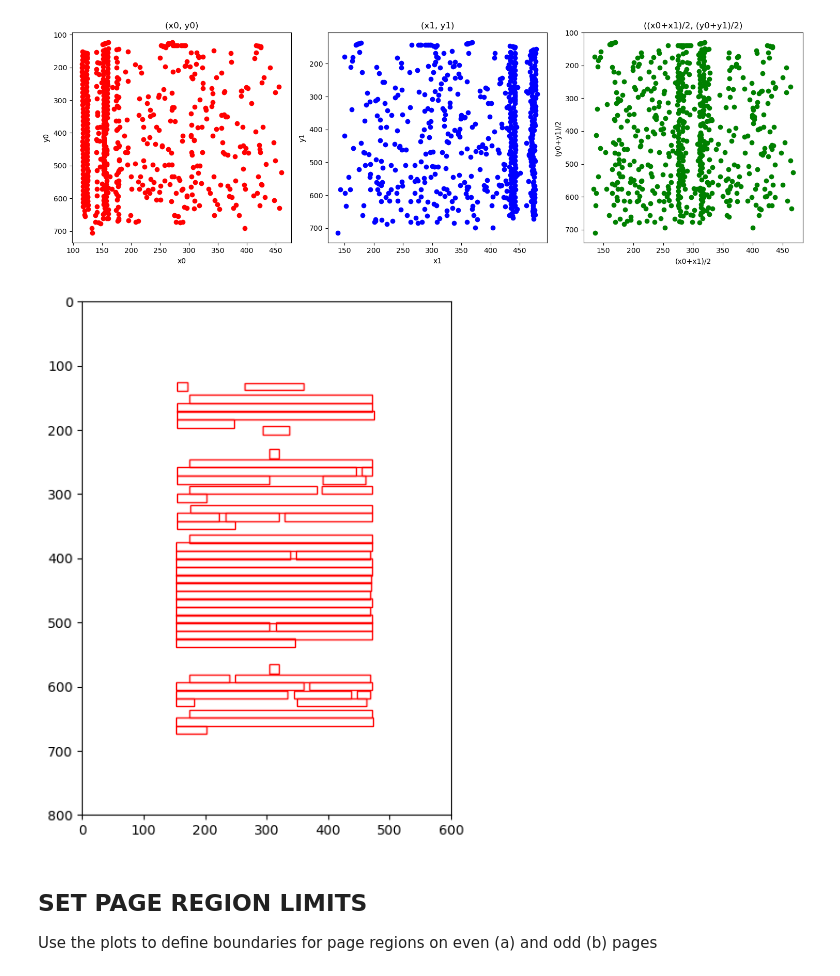
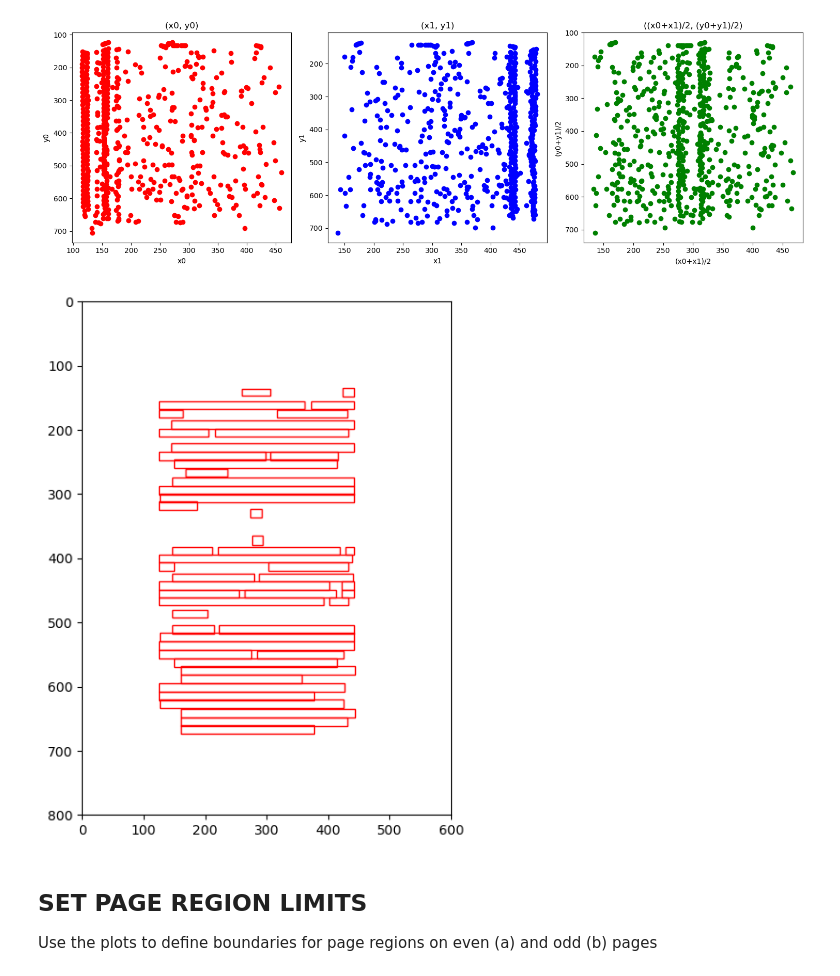
Before and after one commit to SGensicke/PDFtoCSV_extract_regesta, a Jupyter notebook: PDFtoCSV_extract_regesta-public.ipynb, the cells around one changed output. Cells and saved outputs as stored; diff of their text form; code cells hidden in the pictures.

```diff
--- a/PDFtoCSV_extract_regesta-public.ipynb
+++ b/PDFtoCSV_extract_regesta-public.ipynb
@@ -345,32 +358,32 @@ plot_coordinates(vdf)
 # %%
 # takes the previous (maybe already prefiltered) DataFrame
 # shows each block or line as box
 rect_df = vdf
 
 # activate one of the following lines to specify page or page range
-rect_df = vdf[vdf['page']==105]
+rect_df = vdf[vdf['page']==104]
 #rect_df = vdf[(216 < vdf['page']) & (vdf['page'] < 230)]
 
 fig, ax = plt.subplots(figsize=(5,7))
 
 for index, row in rect_df.iterrows():
     rect = patches.Rectangle(
         (row.iloc[0], row.iloc[1]), # (x, y)
         row.iloc[2] - row.iloc[0],  # width
         row.iloc[3] - row.iloc[1],  # height
         linewidth=1,
         edgecolor='r',
         facecolor='none'
     )
     ax.add_patch(rect)
 
 ax.set_xlim(0, 600)
 ax.set_ylim(0, 800)
 
 ax.invert_yaxis()
 plt.show()
 # %% [output]
-[figure, old version]
+[figure, new version]
 # %% [markdown]
 ## SET PAGE REGION LIMITS
 Use the plots to define boundaries for page regions on even (a) and odd (b) pages
```
Also changed, not shown: parts of 11 cells of this notebook.
